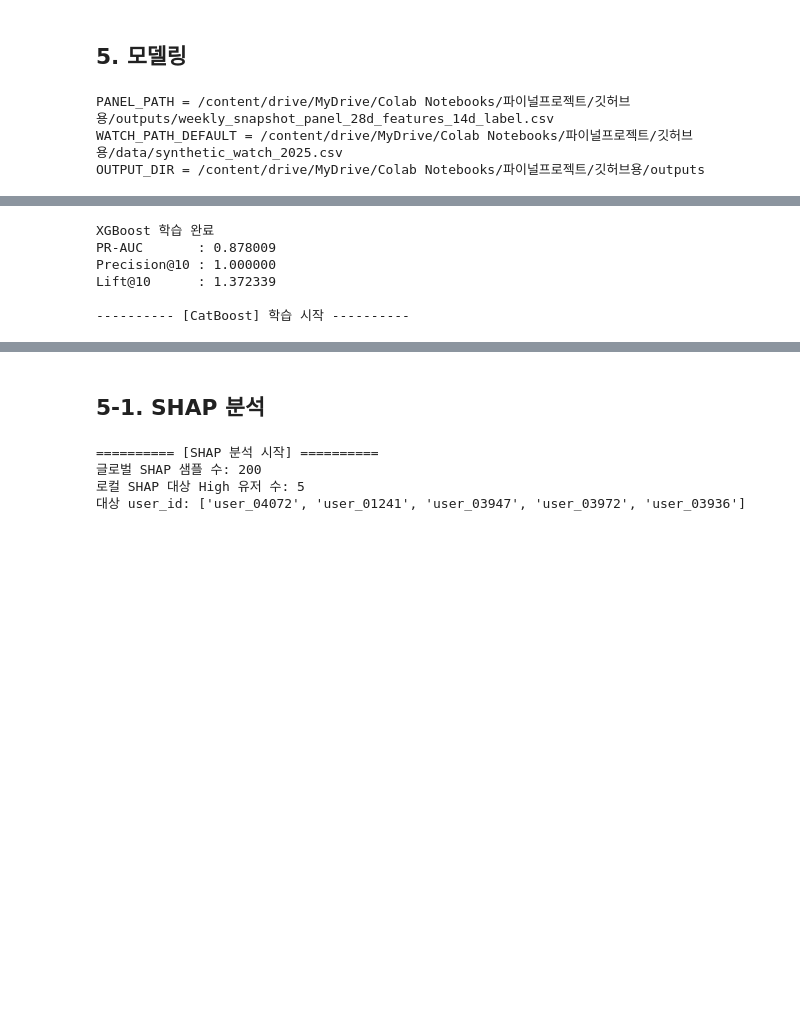
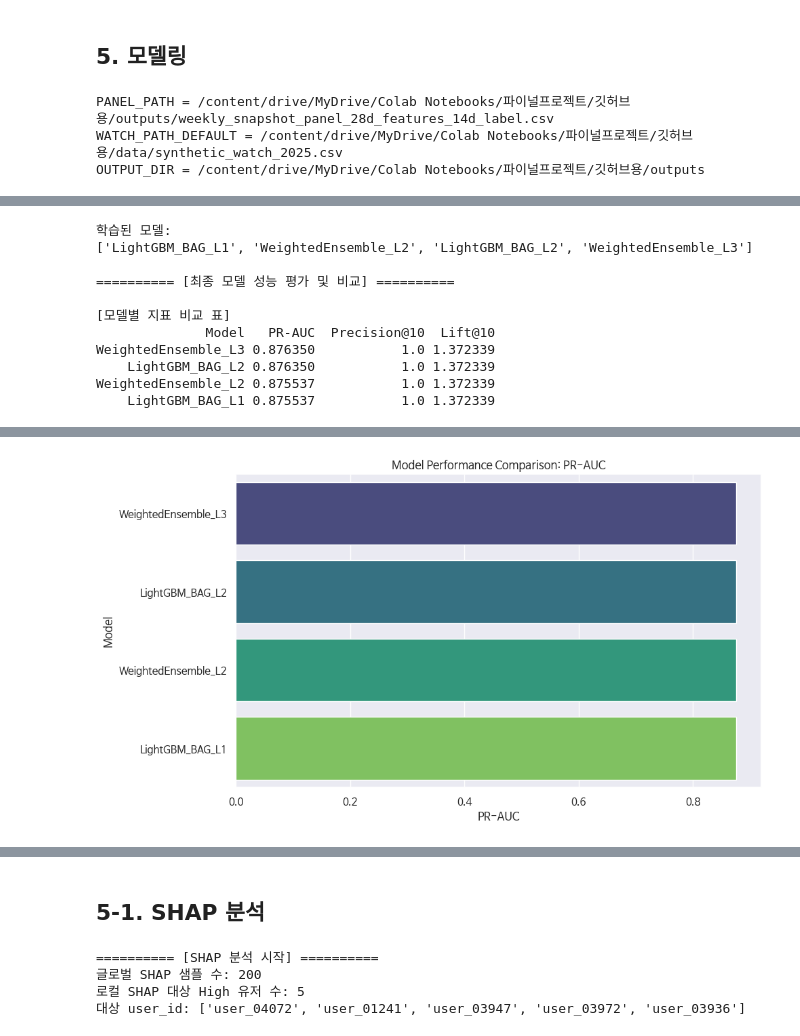
Before and after one commit to jaehyeok-7/TVING-Churn-Prediction, a Jupyter notebook: notebooks/최종코드.ipynb, the cells around one changed output, grey strips where cells are left out. Cells and saved outputs as stored; diff of their text form; code cells hidden in the pictures; blank space fills up the shorter version.

```diff
--- a/notebooks/최종코드.ipynb
+++ b/notebooks/최종코드.ipynb
@@ -1976,6 +1849,8 @@ rasterio 1.5.0 requires click!=8.2.*,>=4.0, but you have click 8.2.1 which is in
 import pandas as pd  # 데이터 처리
 import numpy as np  # 수치 계산
 import shutil  # 기존 모델 폴더 삭제용
+import matplotlib.pyplot as plt
+import seaborn as sns
 from autogluon.tabular import TabularPredictor  # AutoGluon tabular 모델 학습기
 from sklearn.metrics import average_precision_score  # PR-AUC 계산용
 
@@ -2126,36 +2001,47 @@ print("\n학습된 모델:")
 print(predictor.model_names())
 
 # =========================================================
-# 7. 성능 평가
+# 7. 성능 평가 및 모델별 비교
 # =========================================================
-print("\n========== [최종 모델 성능 평가] ==========")
+print("\n========== [최종 모델 성능 평가 및 비교] ==========")
 
 y_test = test_model["target"]  # 테스트셋 실제 정답값
-probs = predictor.predict_proba(test_model).iloc[:, 1]  # churn=1 클래스 확률 추출
 
-# 최종 평가 지표 계산
-pr_auc = average_precision_score(y_test, probs)  # PR-AUC
-prec_10 = precision_at_k(y_test, probs, top_ratio=0.10)  # Precision@10%
-lift_10 = lift_at_k(y_test, probs, top_ratio=0.10)  # Lift@10%
+# --- [1] 모든 모델별 지표 비교 ---
+model_names = predictor.model_names()
+comparison_results = []
 
-print(f"PR-AUC       : {pr_auc:.6f}")
-print(f"Precision@10 : {prec_10:.6f}")
-print(f"Lift@10      : {lift_10:.6f}")
+for m_name in model_names:
+    m_probs = predictor.predict_proba(test_model, model=m_name).iloc[:, 1]
 
-# 성능표를 데이터프레임으로 정리
-metrics_df = pd.DataFrame([{
-    "model": "LightGBM_final10",
-    "pr_auc": pr_auc,
-    "precision_at_10": prec_10,
-    "lift_at_10": lift_10,
-    "n_features": len(final_features)
-}])
+    m_pr_auc = average_precision_score(y_test, m_probs)
+    m_prec_10 = precision_at_k(y_test, m_probs, top_ratio=0.10)
+    m_lift_10 = lift_at_k(y_test, m_probs, top_ratio=0.10)
 
-# 저장 경로가 따로 있으면 해당 경로 사용, 없으면 기본 경로 사용
-if "METRICS_PATH" in globals():
-    metrics_df.to_csv(METRICS_PATH, index=False)
-else:
-    metrics_df.to_csv("/content/drive/MyDrive/Colab Notebooks/파이널프로젝트/깃허브용/outputs/final10_lightgbm_metrics.csv", index=False)
+    comparison_results.append({
+        "Model": m_name,
+        "PR-AUC": m_pr_auc,
+        "Precision@10": m_prec_10,
+        "Lift@10": m_lift_10
+    })
+
+# 비교 데이터프레임 생성 및 출력
+comparison_df = pd.DataFrame(comparison_results).sort_values(by="PR-AUC", ascending=False)
+print("\n[모델별 지표 비교 표]")
+print(comparison_df.to_string(index=False))
+
+# 시각화
+plt.figure(figsize=(10, 6))
+sns.barplot(x='PR-AUC', y='Model', data=comparison_df, palette='viridis')
+plt.title('Model Performance Comparison: PR-AUC')
+plt.show()
+
+# --- [2] 최종 Best 모델 확률값 추출 (에러 해결 핵심 부분) ---
+# 여기서 probs를 정의해줘야 뒷부분 8번, 9번 섹션이 정상 작동합니다.
+probs = predictor.predict_proba(test_model).iloc[:, 1]
+
+print(f"\n[최종 선정 모델 결과]")
+print(f"PR-AUC       : {average_precision_score(y_test, probs):.6f}")
 
 # =========================================================
 # 8. Type A 기준으로 Risk_Band 생성
@@ -2207,7 +2093,7 @@ dashboard_final = dashboard_final.sort_values(
 if "DASHBOARD_FULL_PATH" in globals():
     dashboard_final.to_csv(DASHBOARD_FULL_PATH, index=False)
 else:
-    dashboard_final.to_csv("/content/drive/MyDrive/Colab Notebooks/파이널프로젝트/깃허브용/outputs/dashboard_results_final10_TypeA.csv", index=False)
+    dashboard_final.to_csv("/content/drive/MyDrive/Colab Notebooks/파이널프로젝트/깃허브용/outputs/dashboard_results_final10_TypeA.csv", index=False)
 
 # 운영용 버전은 target 제외
 ops_columns = [col for col in dashboard_columns if col != "target"]
@@ -2220,7 +2106,7 @@ dashboard_ops = dashboard_ops.sort_values(
 if "DASHBOARD_OPS_PATH" in globals():
     dashboard_ops.to_csv(DASHBOARD_OPS_PATH, index=False)
 else:
-    dashboard_ops.to_csv("/content/drive/MyDrive/Colab Notebooks/파이널프로젝트/깃허브용/outputs/dashboard_results_final10_TypeA_ops.csv", index=False)
+    dashboard_ops.to_csv("/content/drive/MyDrive/Colab Notebooks/파이널프로젝트/깃허브용/outputs/dashboard_results_final10_TypeA_ops.csv", index=False)
 
 print("\n저장 완료!")
 print("1) final10_lightgbm_metrics.csv             -> 최종 모델 성능")
@@ -2290,6 +2147,11 @@ TabularPredictor saved. To load, use: predictor = TabularPredictor.load("/conten
-XGBoost 학습 완료
-PR-AUC       : 0.878009
-Precision@10 : 1.000000
-Lift@10      : 1.372339
+학습된 모델:
+['LightGBM_BAG_L1', 'WeightedEnsemble_L2', 'LightGBM_BAG_L2', 'WeightedEnsemble_L3']
 
----------- [CatBoost] 학습 시작 ----------
+========== [최종 모델 성능 평가 및 비교] ==========
+
+[모델별 지표 비교 표]
+              Model   PR-AUC  Precision@10  Lift@10
+WeightedEnsemble_L3 0.876350           1.0 1.372339
+    LightGBM_BAG_L2 0.876350           1.0 1.372339
+WeightedEnsemble_L2 0.875537           1.0 1.372339
+    LightGBM_BAG_L1 0.875537           1.0 1.372339
@@ -2312,0 +2161 @@ TabularPredictor saved. To load, use: predictor = TabularPredictor.load("/conten
+[figure, added]
```
Also changed, not shown: parts of 6 cells of this notebook.
